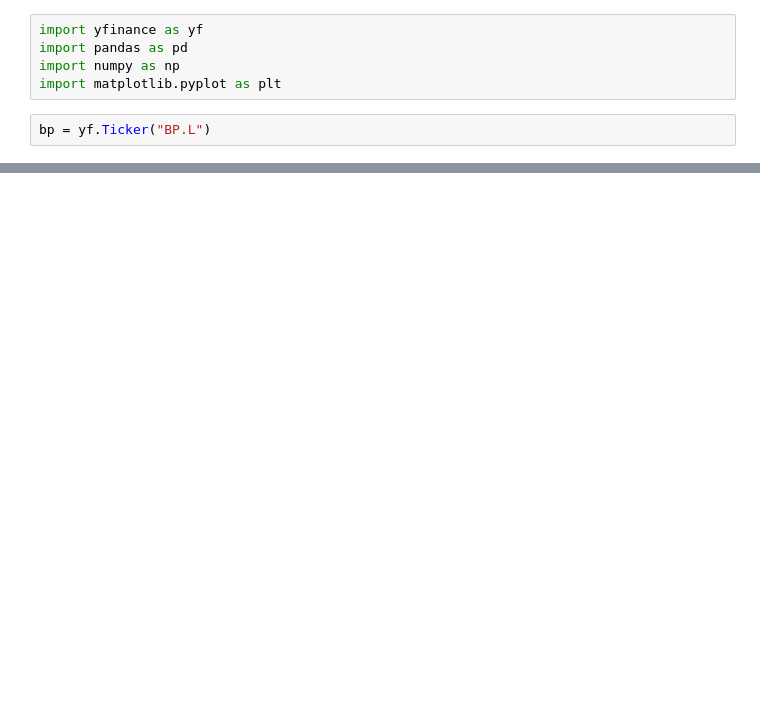
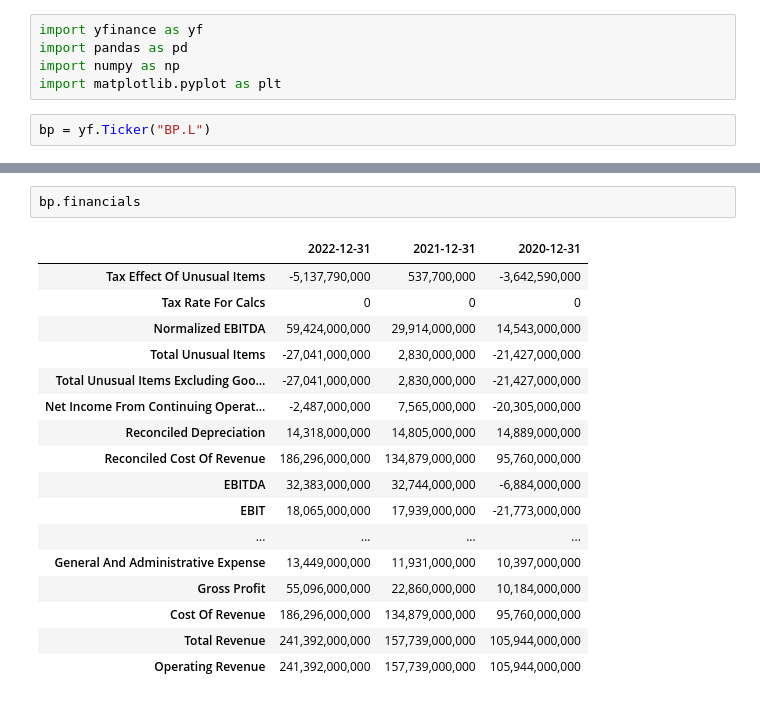
Before and after one commit to ivandimitrovkyulev/Notebooks, a Jupyter notebook: BP_analyses.ipynb, the cells around one changed output, grey strips where cells are left out. Drawn from its saved outputs; the diff is of its cells as text; blank space fills up the shorter version.

```diff
--- a/BP_analyses.ipynb
+++ b/BP_analyses.ipynb
@@ -87,0 +65,20 @@ bp.cash_flow
+# %%
+bp.financials
+# %% [output]
+|  | 2022-12-31 | 2021-12-31 | 2020-12-31 |
+| Tax Effect Of Unusual Items | -5,137,790,000 | 537,700,000 | -3,642,590,000 |
+| Tax Rate For Calcs | 0 | 0 | 0 |
+| Normalized EBITDA | 59,424,000,000 | 29,914,000,000 | 14,543,000,000 |
+| Total Unusual Items | -27,041,000,000 | 2,830,000,000 | -21,427,000,000 |
+| Total Unusual Items Excluding Goo... | -27,041,000,000 | 2,830,000,000 | -21,427,000,000 |
+| Net Income From Continuing Operat... | -2,487,000,000 | 7,565,000,000 | -20,305,000,000 |
+| Reconciled Depreciation | 14,318,000,000 | 14,805,000,000 | 14,889,000,000 |
+| Reconciled Cost Of Revenue | 186,296,000,000 | 134,879,000,000 | 95,760,000,000 |
+| EBITDA | 32,383,000,000 | 32,744,000,000 | -6,884,000,000 |
+| EBIT | 18,065,000,000 | 17,939,000,000 | -21,773,000,000 |
+| ... | ... | ... | ... |
+| General And Administrative Expense | 13,449,000,000 | 11,931,000,000 | 10,397,000,000 |
+| Gross Profit | 55,096,000,000 | 22,860,000,000 | 10,184,000,000 |
+| Cost Of Revenue | 186,296,000,000 | 134,879,000,000 | 95,760,000,000 |
+| Total Revenue | 241,392,000,000 | 157,739,000,000 | 105,944,000,000 |
+| Operating Revenue | 241,392,000,000 | 157,739,000,000 | 105,944,000,000 |
```
Also changed, not shown: parts of 6 cells of this notebook, 2 other files.
